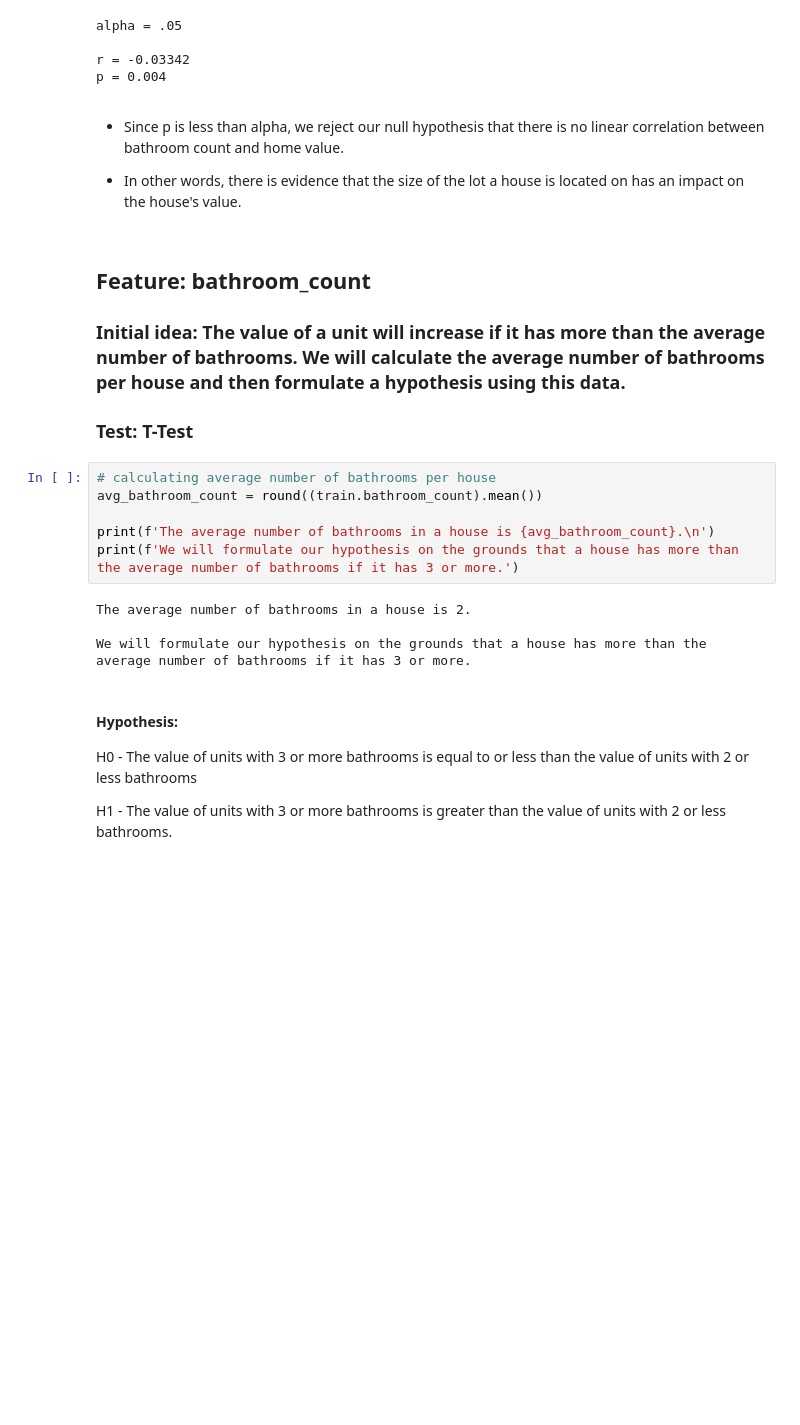
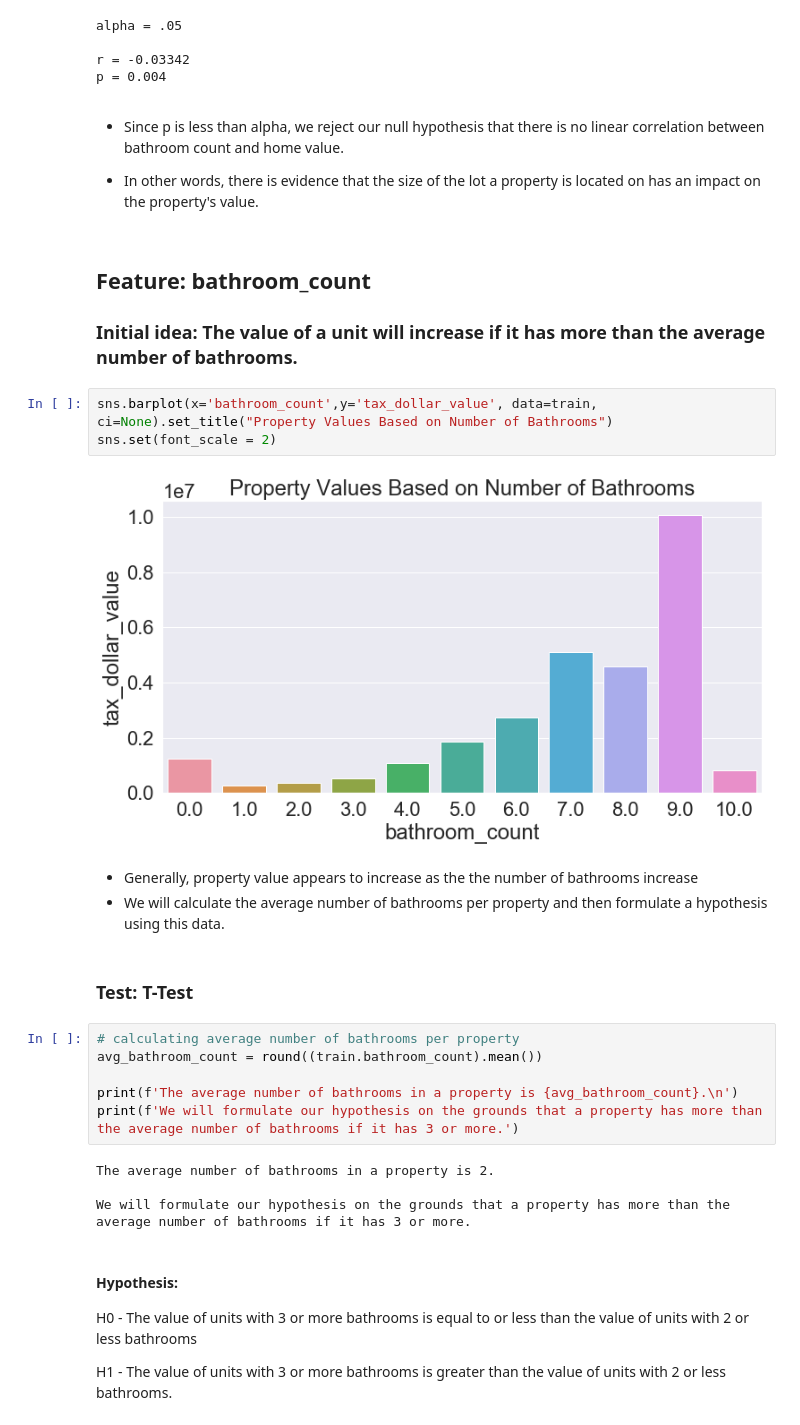
Before and after one commit to Zillow-sam-and-matt/Zillow, a Jupyter notebook: zillow_project_main_notebook.ipynb, the cells around one changed output. Cells and saved outputs as stored; diff of their text form; blank space fills up the shorter version.

```diff
--- a/zillow_project_main_notebook.ipynb
+++ b/zillow_project_main_notebook.ipynb
@@ -372,23 +397,31 @@ p = 0.004
 # %% [markdown]
 - Since p is less than alpha, we reject our null hypothesis that there is no linear correlation between bathroom count and home value.
 
-- In other words, there is evidence that the size of the lot a house is located on has an impact on the house's value.
+- In other words, there is evidence that the size of the lot a property is located on has an impact on the property's value.
 # %% [markdown]
 ## Feature: bathroom_count
 
-### Initial idea: The value of a unit will increase if it has more than the average number of bathrooms. We will calculate the average number of bathrooms per house and then formulate a hypothesis using this data.
-
-### Test: T-Test
+### Initial idea: The value of a unit will increase if it has more than the average number of bathrooms.
+# %%
+sns.barplot(x='bathroom_count',y='tax_dollar_value', data=train, ci=None).set_title("Property Values Based on Number of Bathrooms")
+sns.set(font_scale = 2)
+# %% [output]
+[figure, added]
+# %% [markdown]
+- Generally, property value appears to increase as the the number of bathrooms increase
+- We will calculate the average number of bathrooms per property and then formulate a hypothesis using this data.
+# %% [markdown]
+### Test: T-Test
 # %%
-# calculating average number of bathrooms per house
+# calculating average number of bathrooms per property
 avg_bathroom_count = round((train.bathroom_count).mean())
 
-print(f'The average number of bathrooms in a house is {avg_bathroom_count}.\n')
-print(f'We will formulate our hypothesis on the grounds that a house has more than the average number of bathrooms if it has 3 or more.')
+print(f'The average number of bathrooms in a property is {avg_bathroom_count}.\n')
+print(f'We will formulate our hypothesis on the grounds that a property has more than the average number of bathrooms if it has 3 or more.')
 # %% [output]
-The average number of bathrooms in a house is 2.
+The average number of bathrooms in a property is 2.
 
-We will formulate our hypothesis on the grounds that a house has more than the average number of bathrooms if it has 3 or more.
+We will formulate our hypothesis on the grounds that a property has more than the average number of bathrooms if it has 3 or more.
 # %% [markdown]
 #### Hypothesis:
 H0 - The value of units with 3 or more bathrooms is equal to or less than the value of units with 2 or less bathrooms
```
Also changed, not shown: parts of 35 cells of this notebook.
